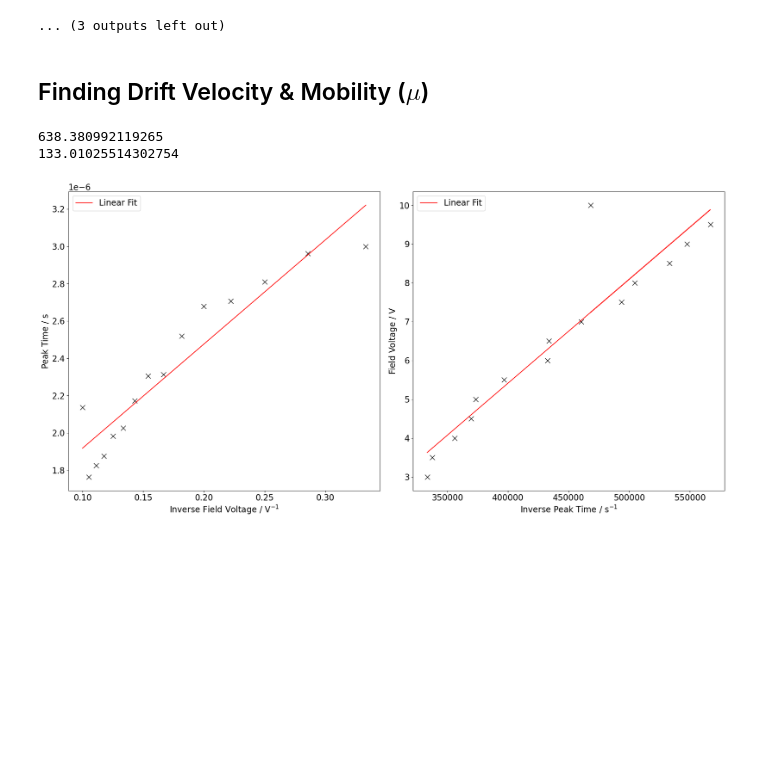
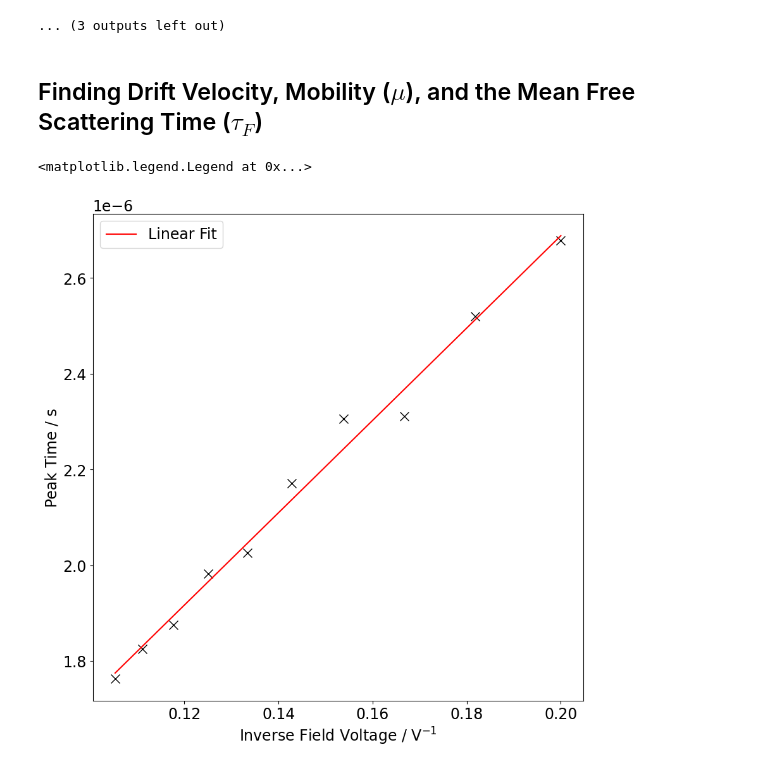
Before and after one commit to tresul03/The-Haynes-Shockley-Experiment-, a Jupyter notebook: src/analysis.ipynb, the cells around one changed output. Cells and saved outputs as stored; diff of their text form; code cells hidden in the pictures; blank space fills up the shorter version.

Commit message:
Find drift velocity, mobility and scattering time

```diff
--- a/src/analysis.ipynb
+++ b/src/analysis.ipynb
@@ -87,72 +87,37 @@ for filename, df in c3_data.items():
 [figure]
 ... (3 outputs left out)
 # %% [markdown]
-## Finding Drift Velocity & Mobility ($\mu$)
+## Finding Drift Velocity, Mobility ($\mu$), and the Mean Free Scattering Time ($\tau_{F}$)
 # %%
 linear = lambda m,x,c: m*x+c
 c3_voltages = np.linspace(3, 10, 15)
 voltage_time_dict = dict(zip(peak_times, c3_voltages))
 d_3 = 375e-6 # distance between emitter and contact 3 (C3)
 
-fig = plt.figure(figsize=(20, 10))
-ax1 = fig.add_subplot(1, 2, 1)
-ax2 = fig.add_subplot(1, 2, 2)
+fig = plt.figure(figsize=(10, 10))
+ax1 = fig.add_subplot(1, 1, 1)
 
 ax1.plot(
-    c3_voltages**-1,
-    peak_times,
+    c3_voltages[4:-1]**-1,
+    peak_times[4:-1],
     color="black",
     ls="None",
     marker="x",
     markersize=10,
 )
 
-popt, pcov = curve_fit(linear, c3_voltages**-1, peak_times, maxfev=50000)
+popt, pcov = curve_fit(linear, c3_voltages[4:-1]**-1, peak_times[4:-1], maxfev=50000)
 ax1.plot(
-    c3_voltages**-1,
-    linear(c3_voltages**-1, *popt),
+    c3_voltages[4:-1]**-1,
+    linear(c3_voltages[4:-1]**-1, *popt),
     label="Linear Fit",
     color="red",
-    ls="-"
-)
-
-gradient, intercept = popt[0], popt[1]
-mobility = (d_3 * Values().BARLENGTH) / gradient
-print(mobility * 100**2)
-
-ax2.plot(
-    peak_times**-1,
-    c3_voltages,
-    color="black",
-    ls="None",
-    marker="x",
-    markersize=10,
-)
-
-popt, pcov = curve_fit(linear, peak_times**-1, c3_voltages, maxfev=50000)
-ax2.plot(
-    peak_times**-1,
-    linear(peak_times**-1, *popt),
-    label="Linear Fit",
-    color="red",
-    ls="-"
+    ls="-",
 )
 
 ax1.set_xlabel("Inverse Field Voltage / V$^{-1}$")
 ax1.set_ylabel("Peak Time / s")
 ax1.legend()
-
-ax2.set_xlabel("Inverse Peak Time / s$^{-1}$")
-ax2.set_ylabel("Field Voltage / V")
-ax2.legend()
-
-
-fig.tight_layout()
-
-gradient, intercept = popt[0], popt[1]
-mobility = (d_3 * Values().BARLENGTH) / gradient
-print(mobility * 100**2)
 # %% [output]
-638.380992119265
-133.01025514302754
+<matplotlib.legend.Legend at 0x...>
-[figure, old version]
+[figure, new version]
```
Also changed, not shown: parts of 1 cell of this notebook.
